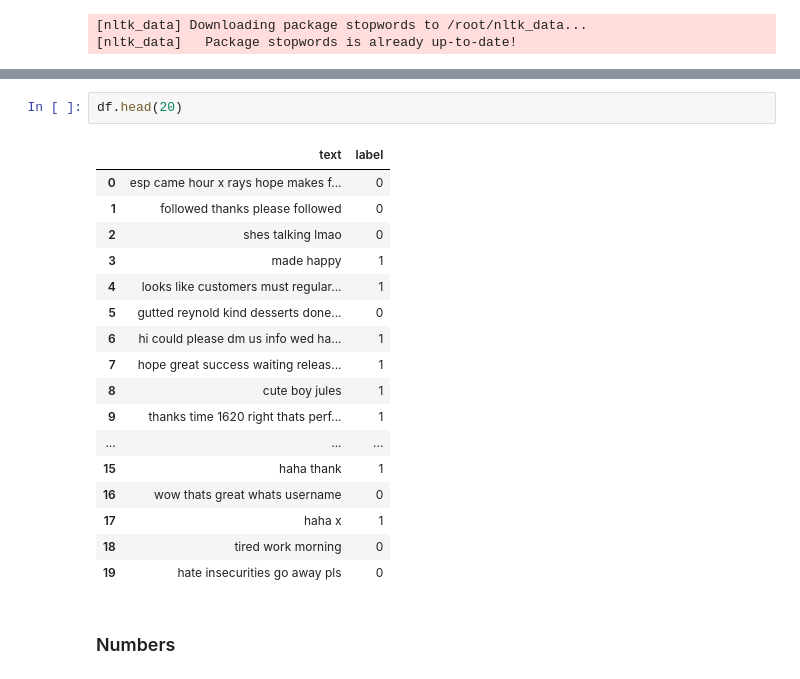
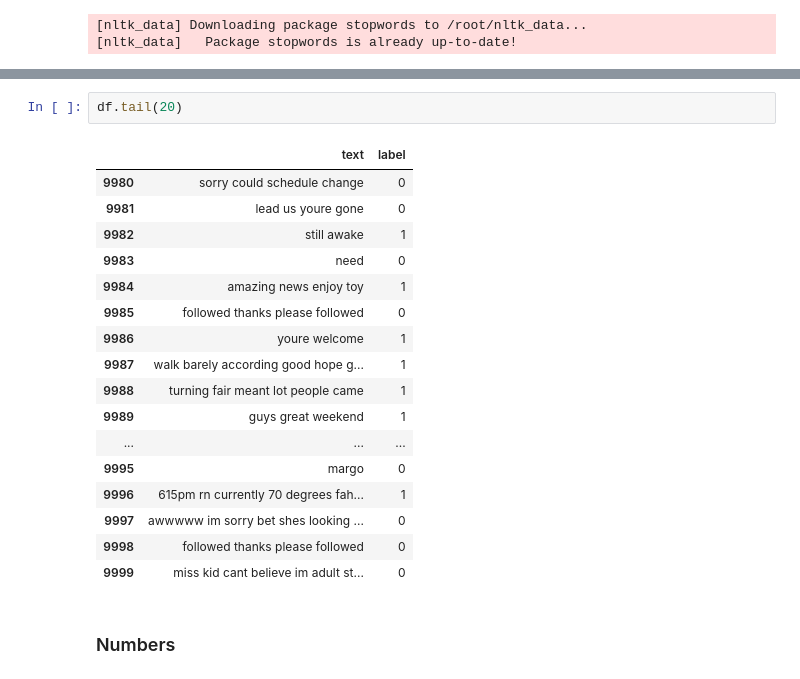
Before and after one commit to RakeshSharma21/Sessions_Notebook, a Jupyter notebook: Text_Data_Preprocessing.ipynb, the cells around one changed output, grey strips where cells are left out. Drawn from its saved outputs; the diff is of its cells as text.

```diff
--- a/Text_Data_Preprocessing.ipynb
+++ b/Text_Data_Preprocessing.ipynb
@@ -763,23 +770,23 @@ df.head(20)
 # %%
-df.head(20)
+df.tail(20)
 # %% [output]
 |  | text | label |
-| 0 | esp came hour x rays hope makes f... | 0 |
-| 1 | followed thanks please followed | 0 |
-| 2 | shes talking lmao | 0 |
-| 3 | made happy | 1 |
-| 4 | looks like customers must regular... | 1 |
-| 5 | gutted reynold kind desserts done... | 0 |
-| 6 | hi could please dm us info wed ha... | 1 |
-| 7 | hope great success waiting releas... | 1 |
-| 8 | cute boy jules | 1 |
-| 9 | thanks time 1620 right thats perf... | 1 |
+| 9980 | sorry could schedule change | 0 |
+| 9981 | lead us youre gone | 0 |
+| 9982 | still awake | 1 |
+| 9983 | need | 0 |
+| 9984 | amazing news enjoy toy | 1 |
+| 9985 | followed thanks please followed | 0 |
+| 9986 | youre welcome | 1 |
+| 9987 | walk barely according good hope g... | 1 |
+| 9988 | turning fair meant lot people came | 1 |
+| 9989 | guys great weekend | 1 |
 | ... | ... | ... |
-| 15 | haha thank | 1 |
-| 16 | wow thats great whats username | 0 |
-| 17 | haha x | 1 |
-| 18 | tired work morning | 0 |
-| 19 | hate insecurities go away pls | 0 |
+| 9995 | margo | 0 |
+| 9996 | 615pm rn currently 70 degrees fah... | 1 |
+| 9997 | awwwww im sorry bet shes looking ... | 0 |
+| 9998 | followed thanks please followed | 0 |
+| 9999 | miss kid cant believe im adult st... | 0 |
 # %% [markdown]
 ### Numbers
 # %% [markdown]
```
Also changed, not shown: parts of 27 cells of this notebook.
